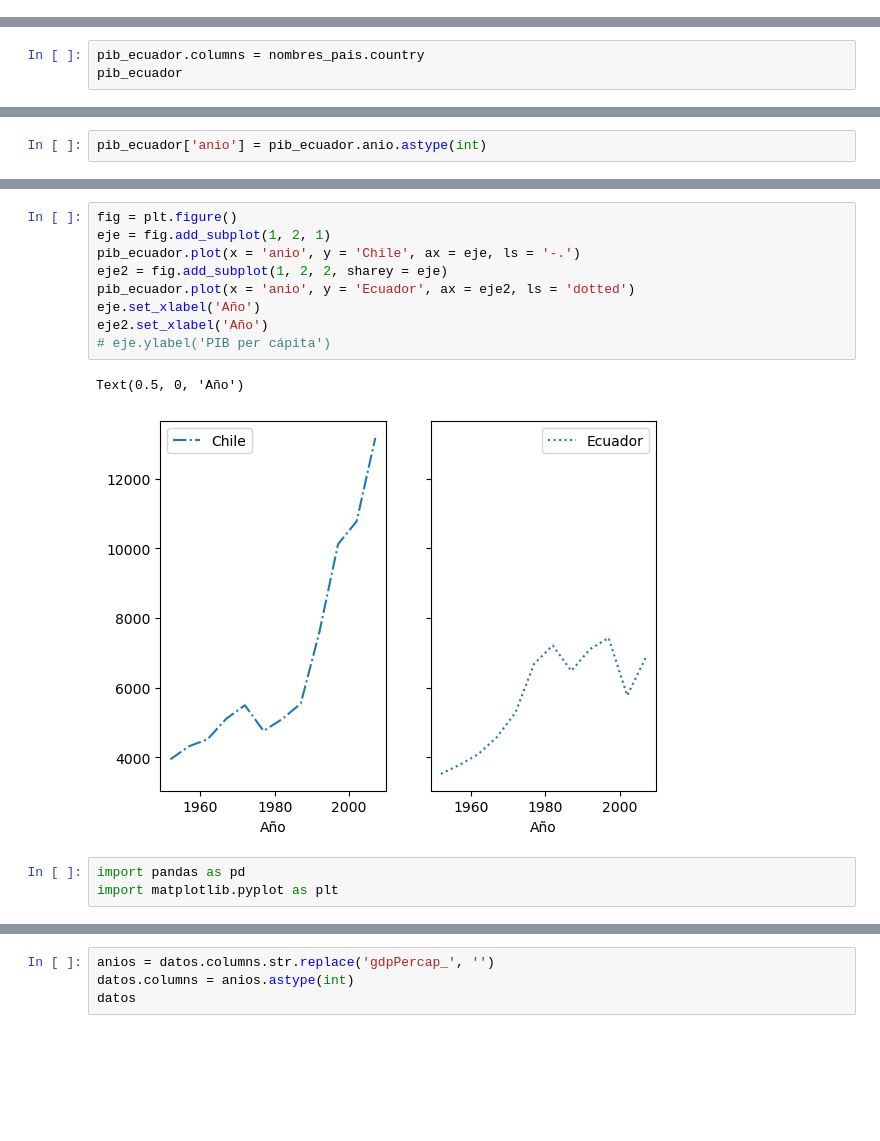
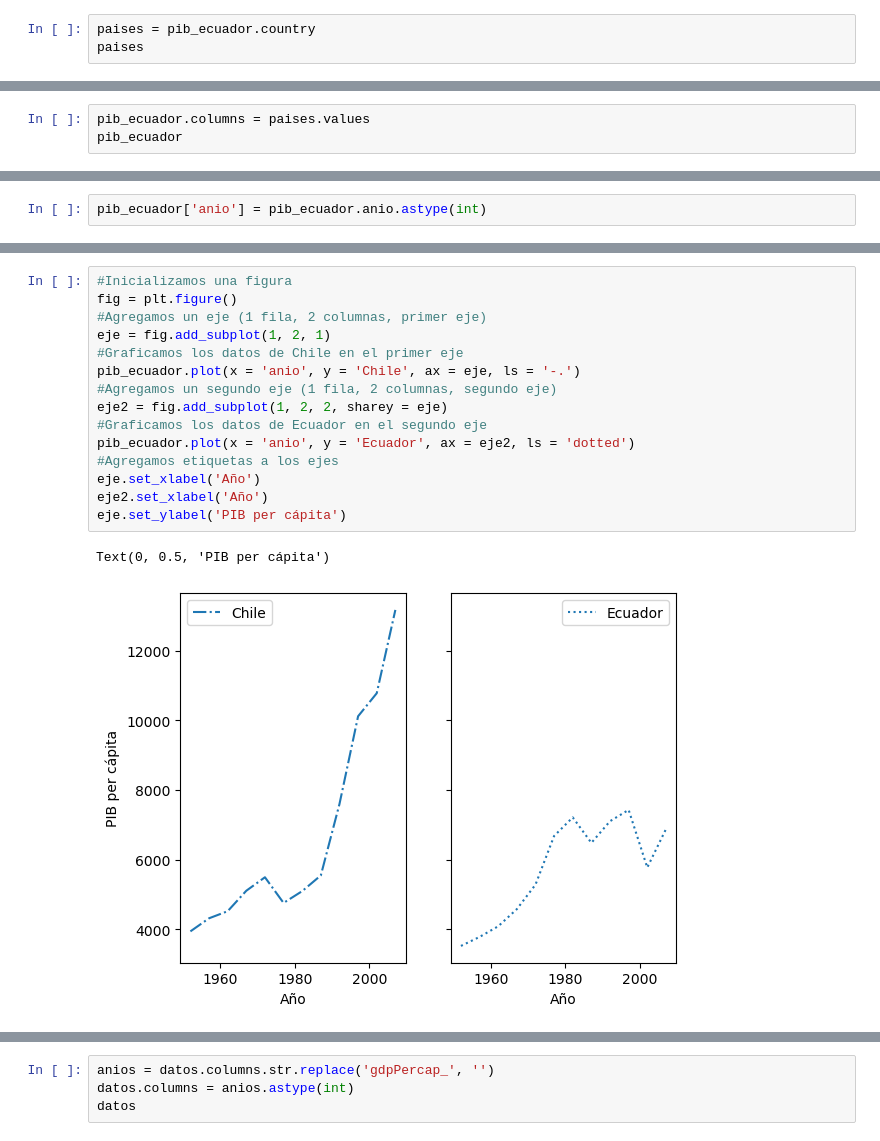
Before and after one commit to laboratoriolide/new-dimensions-materiales, a Jupyter notebook: Python/Semana_4.ipynb, the cells around one changed output, grey strips where cells are left out. Drawn from its saved outputs; the diff is of its cells as text; blank space fills up the shorter version.

```diff
--- a/Python/Semana_4.ipynb
+++ b/Python/Semana_4.ipynb
@@ -79,0 +100,3 @@ nombres_pais
+# %%
+paises = pib_ecuador.country
+paises
@@ -97,4 +128,4 @@ pib_ecuador
 # %%
-pib_ecuador.columns = nombres_pais.country
+pib_ecuador.columns = paises.values
 pib_ecuador
 # %% [output]
@@ -175,15 +235,18 @@ Text(0, 0.5, 'PIB per cápita')
 # %%
+#Inicializamos una figura
 fig = plt.figure()
+#Agregamos un eje (1 fila, 2 columnas, primer eje)
 eje = fig.add_subplot(1, 2, 1)
+#Graficamos los datos de Chile en el primer eje
 pib_ecuador.plot(x = 'anio', y = 'Chile', ax = eje, ls = '-.')
+#Agregamos un segundo eje (1 fila, 2 columnas, segundo eje)
 eje2 = fig.add_subplot(1, 2, 2, sharey = eje)
+#Graficamos los datos de Ecuador en el segundo eje
 pib_ecuador.plot(x = 'anio', y = 'Ecuador', ax = eje2, ls = 'dotted')
+#Agregamos etiquetas a los ejes
 eje.set_xlabel('Año')
 eje2.set_xlabel('Año')
-# eje.ylabel('PIB per cápita')
+eje.set_ylabel('PIB per cápita')
 # %% [output]
-Text(0.5, 0, 'Año')
+Text(0, 0.5, 'PIB per cápita')
-[figure, old version]
+[figure, new version]
-# %%
-import pandas as pd
-import matplotlib.pyplot as plt
```
Also changed, not shown: parts of 56 cells of this notebook.
